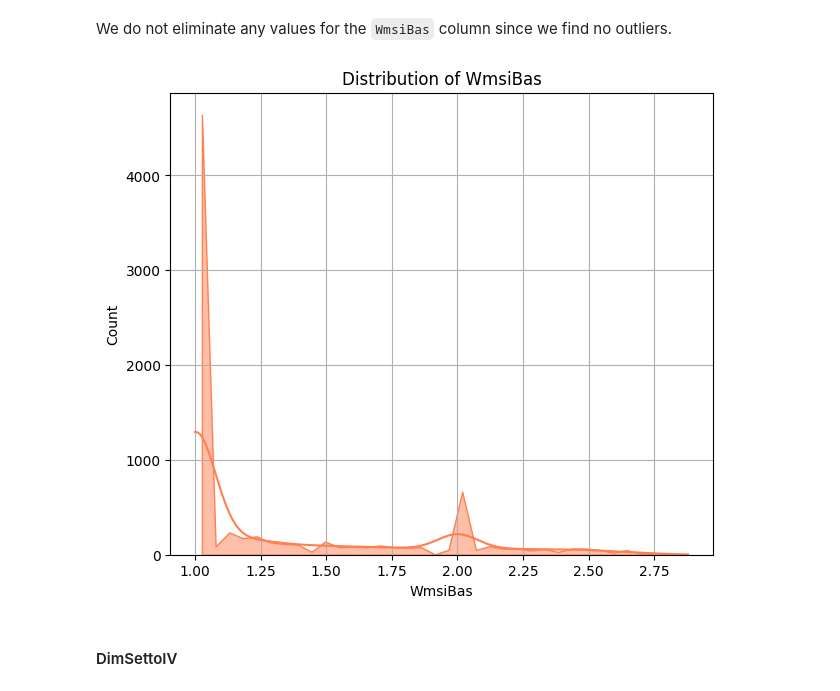
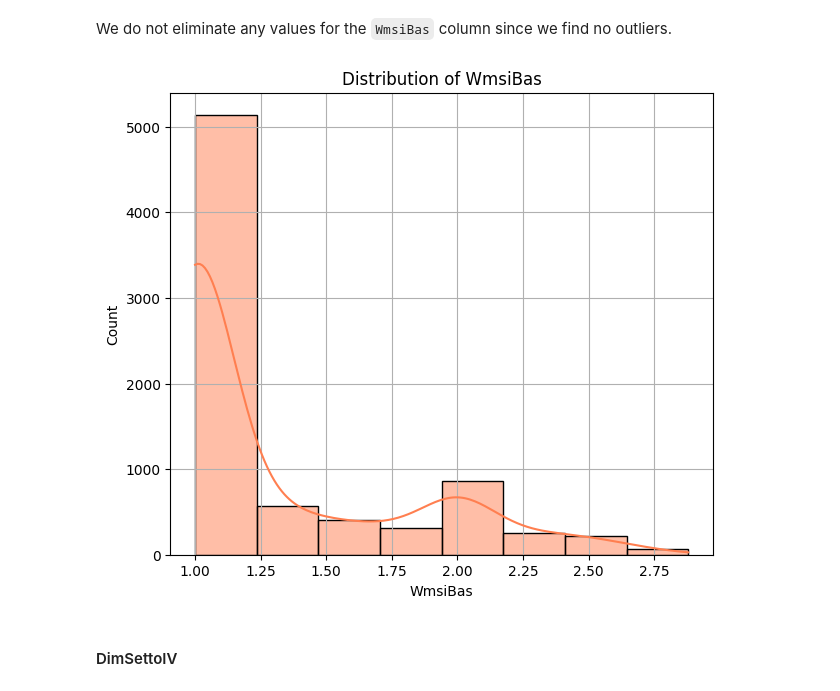
Before and after one commit to davide-marchi/clinical-data-encoding, a Jupyter notebook: Cleaning_Data.ipynb, the cells around one changed output. Cells and saved outputs as stored; diff of their text form; code cells hidden in the pictures.

```diff
--- a/Cleaning_Data.ipynb
+++ b/Cleaning_Data.ipynb
@@ -917,17 +931,19 @@ We do not eliminate any values for the `WmsiBas` column since we find no outlier
 # %%
 sea_histogram(dataframe_to_plot=chl_dataset,
               column_of_interest="WmsiBas",
               xlabel="WmsiBas",
               ylabel="Count",
               title="Distribution of WmsiBas",
               kde=True,
               show_grid=True,
-              element="poly",
+              element="bars",
               figsize=(7,6),
-              color="coral"
+              color="coral",
+              kde_kws= { "bw_method": 0.3},
+              binwidth=0.25
               )
 # %% [output]
-[figure, old version]
+[figure, new version]
 # %% [markdown]
 #### DimSettoIV
 # %%
```
Also changed, not shown: parts of 11 cells of this notebook.
